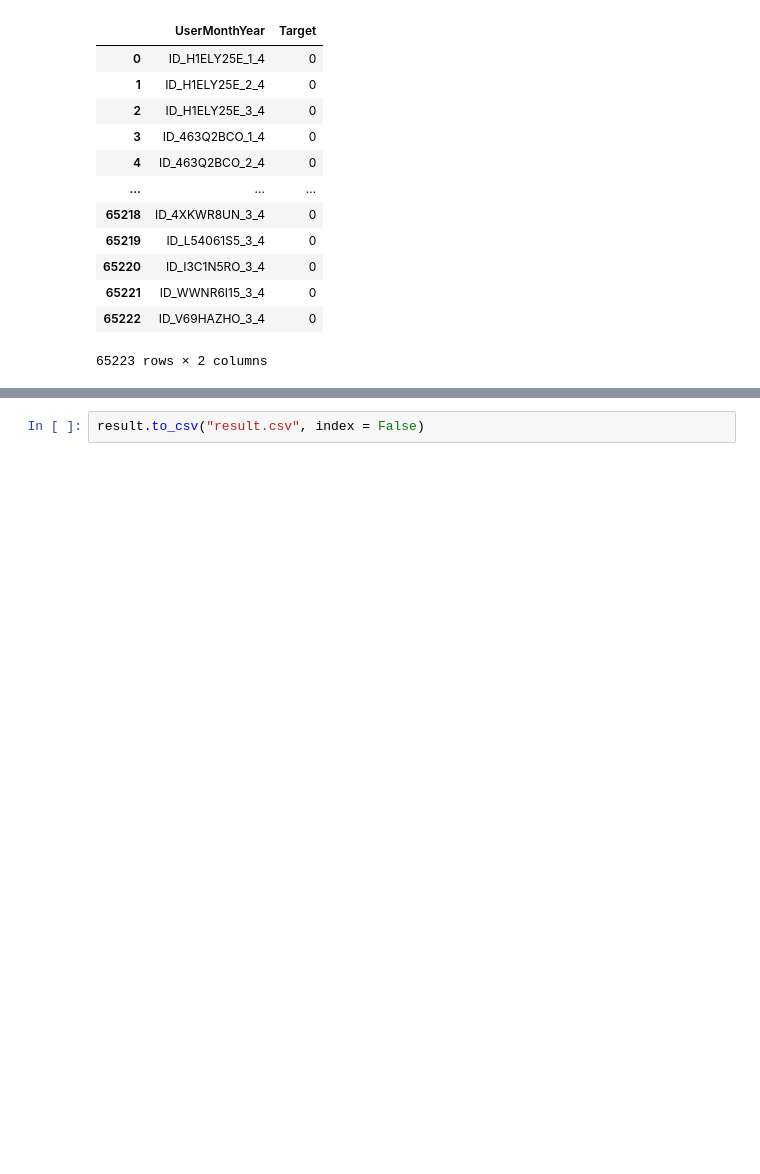
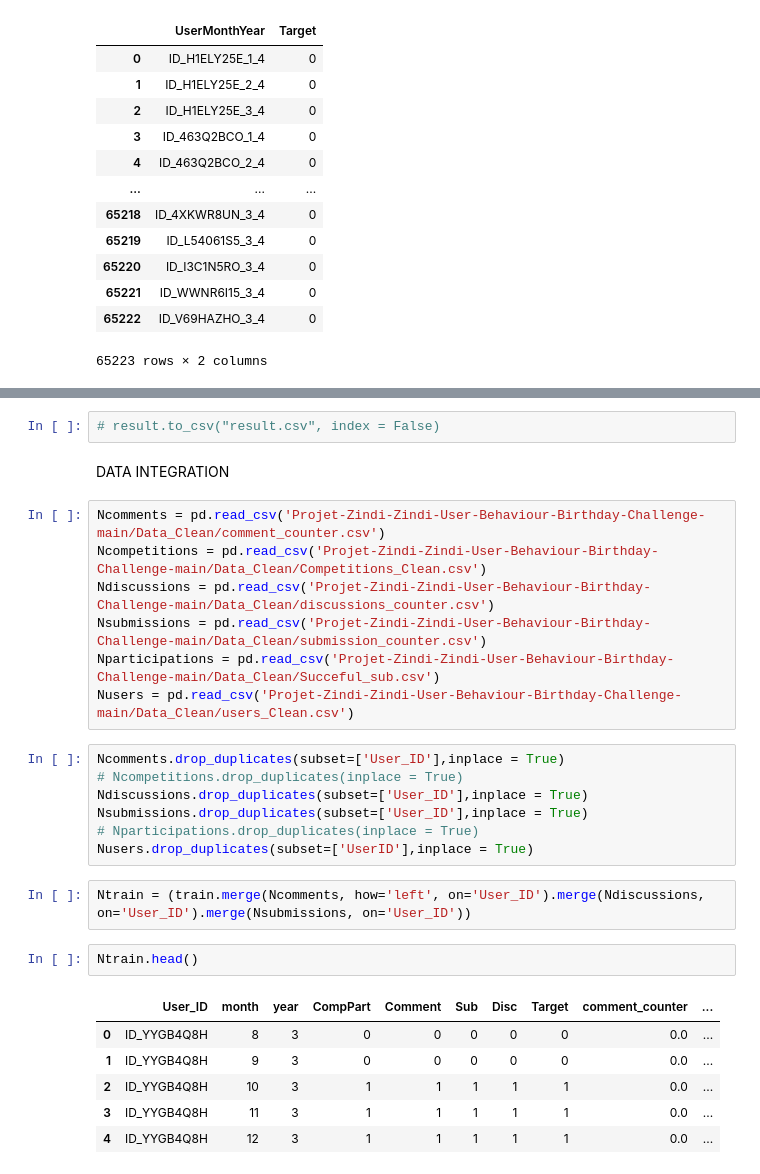
Before and after one commit to simiel/zindiUserBehaviour, a Jupyter notebook: zindiPrediction.ipynb, the cells around one changed output, grey strips where cells are left out. Drawn from its saved outputs; the diff is of its cells as text; blank space fills up the shorter version.

```diff
--- a/zindiPrediction.ipynb
+++ b/zindiPrediction.ipynb
@@ -177,2 +168,29 @@ dtype: int64
 # %%
-result.to_csv("result.csv", index = False)
+# result.to_csv("result.csv", index = False)
+# %% [markdown]
+DATA INTEGRATION
+# %%
+Ncomments = pd.read_csv('Projet-Zindi-Zindi-User-Behaviour-Birthday-Challenge-main/Data_Clean/comment_counter.csv')
+Ncompetitions = pd.read_csv('Projet-Zindi-Zindi-User-Behaviour-Birthday-Challenge-main/Data_Clean/Competitions_Clean.csv')
+Ndiscussions = pd.read_csv('Projet-Zindi-Zindi-User-Behaviour-Birthday-Challenge-main/Data_Clean/discussions_counter.csv')
+Nsubmissions = pd.read_csv('Projet-Zindi-Zindi-User-Behaviour-Birthday-Challenge-main/Data_Clean/submission_counter.csv')
+Nparticipations = pd.read_csv('Projet-Zindi-Zindi-User-Behaviour-Birthday-Challenge-main/Data_Clean/Succeful_sub.csv')
+Nusers = pd.read_csv('Projet-Zindi-Zindi-User-Behaviour-Birthday-Challenge-main/Data_Clean/users_Clean.csv')
+# %%
+Ncomments.drop_duplicates(subset=['User_ID'],inplace = True)
+# Ncompetitions.drop_duplicates(inplace = True)
+Ndiscussions.drop_duplicates(subset=['User_ID'],inplace = True)
+Nsubmissions.drop_duplicates(subset=['User_ID'],inplace = True)
+# Nparticipations.drop_duplicates(inplace = True)
+Nusers.drop_duplicates(subset=['UserID'],inplace = True)
+# %%
+Ntrain = (train.merge(Ncomments, how='left', on='User_ID').merge(Ndiscussions, on='User_ID').merge(Nsubmissions, on='User_ID'))
+# %%
+Ntrain.head()
+# %% [output]
+|  | User_ID | month | year | CompPart | Comment | Sub | Disc | Target | comment_counter | ... |
+| 0 | ID_YYGB4Q8H | 8 | 3 | 0 | 0 | 0 | 0 | 0 | 0.0 | ... |
+| 1 | ID_YYGB4Q8H | 9 | 3 | 0 | 0 | 0 | 0 | 0 | 0.0 | ... |
+| 2 | ID_YYGB4Q8H | 10 | 3 | 1 | 1 | 1 | 1 | 1 | 0.0 | ... |
+| 3 | ID_YYGB4Q8H | 11 | 3 | 1 | 1 | 1 | 1 | 1 | 0.0 | ... |
+| 4 | ID_YYGB4Q8H | 12 | 3 | 1 | 1 | 1 | 1 | 1 | 0.0 | ... |
```
Also changed, not shown: parts of 4 cells of this notebook.
